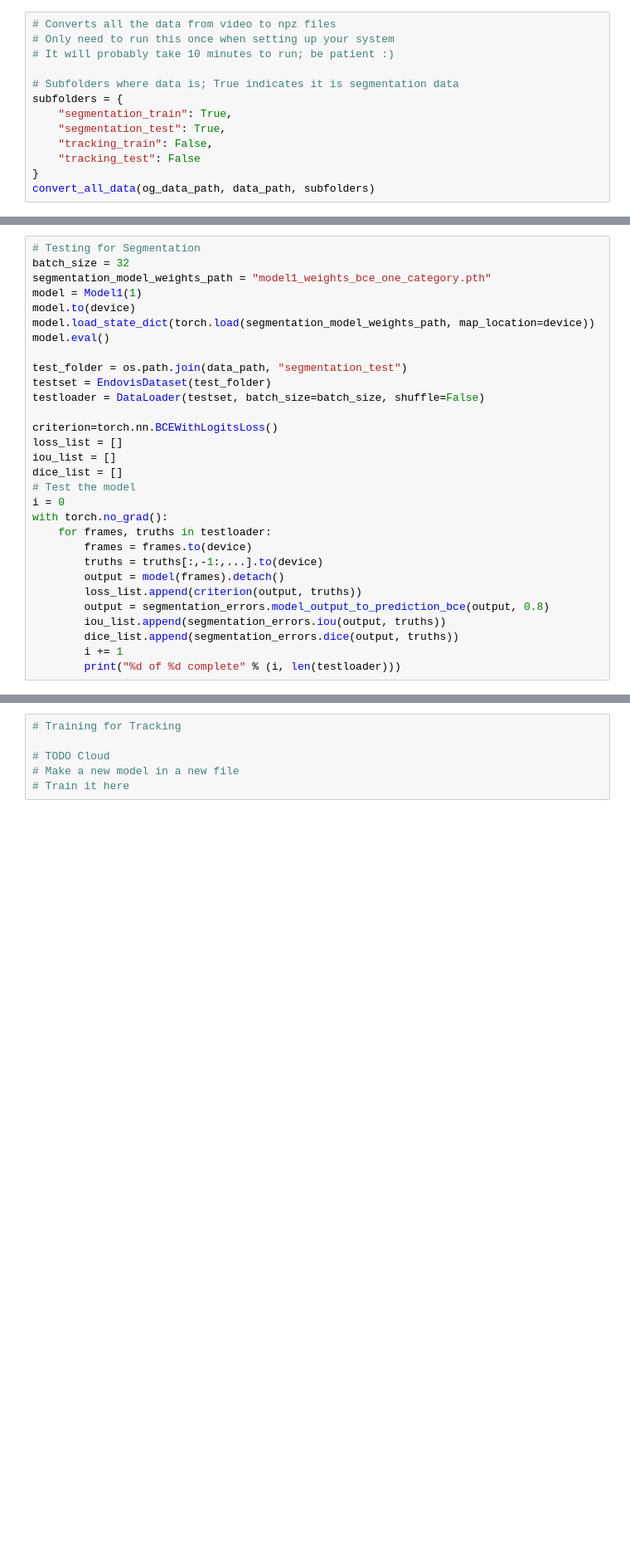
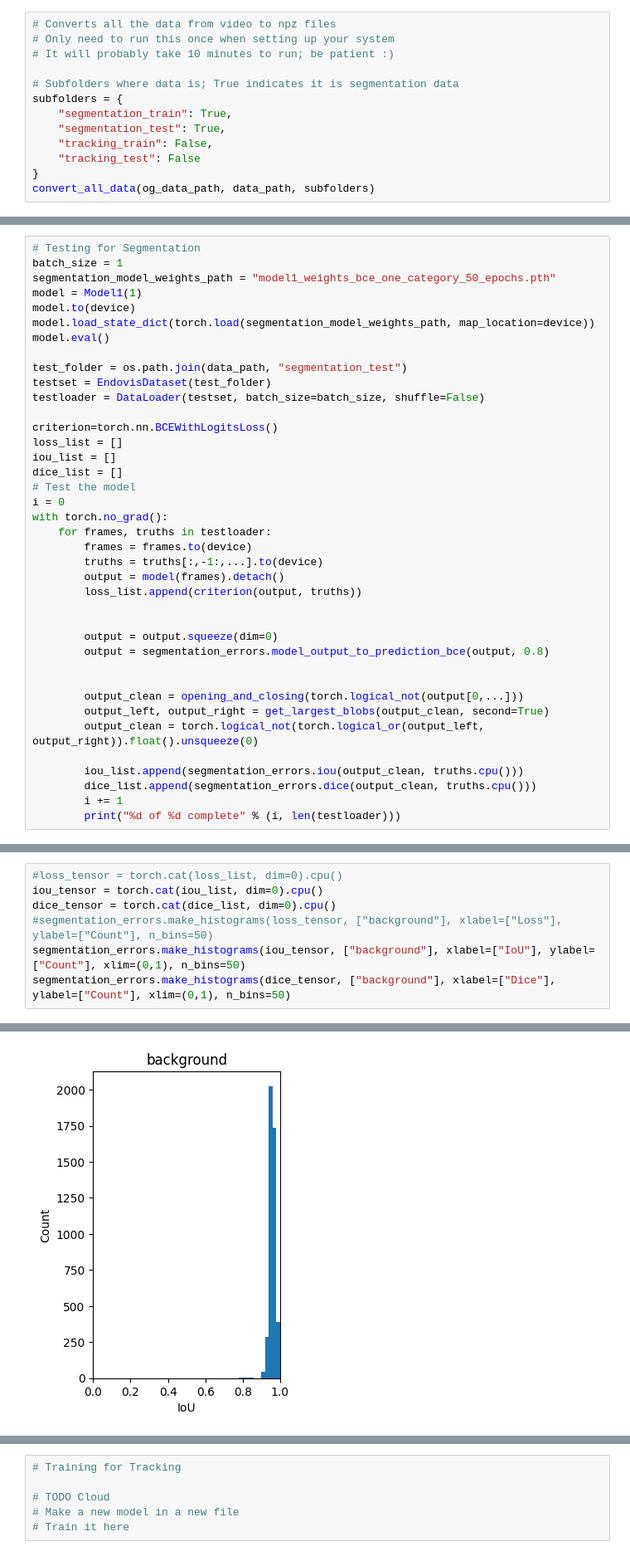
Before and after one commit to akrho19/CS_7643_project, a Jupyter notebook: main.ipynb, the cells around one changed output, grey strips where cells are left out. Shown at 83% size. Saved outputs shown, nothing was run; the diff lists cells and outputs as text; blank space fills up the shorter version.

```diff
--- a/main.ipynb
+++ b/main.ipynb
@@ -122,7 +122,7 @@ Text(0.5, 1.0, 'Vanilla UNet Loss during Training lr=2.5e-4')
 # %%
 # Testing for Segmentation
-batch_size = 32
-segmentation_model_weights_path = "model1_weights_bce_one_category.pth"
+batch_size = 1
+segmentation_model_weights_path = "model1_weights_bce_one_category_50_epochs.pth"
 model = Model1(1)
 model.to(device)
 model.load_state_dict(torch.load(segmentation_model_weights_path, map_location=device))
@@ -144,9 +144,18 @@ with torch.no_grad():
         truths = truths[:,-1:,...].to(device)
         output = model(frames).detach()
         loss_list.append(criterion(output, truths))
+
+
+        output = output.squeeze(dim=0)
         output = segmentation_errors.model_output_to_prediction_bce(output, 0.8)
-        iou_list.append(segmentation_errors.iou(output, truths))
-        dice_list.append(segmentation_errors.dice(output, truths))
+
+
+        output_clean = opening_and_closing(torch.logical_not(output[0,...]))
+        output_left, output_right = get_largest_blobs(output_clean, second=True)
+        output_clean = torch.logical_not(torch.logical_or(output_left, output_right)).float().unsqueeze(0)
+
+        iou_list.append(segmentation_errors.iou(output_clean, truths.cpu()))
+        dice_list.append(segmentation_errors.dice(output_clean, truths.cpu()))
         i += 1
         print("%d of %d complete" % (i, len(testloader)))
 # %% [output]
@@ -169,0 +179,8 @@ with torch.no_grad():
+# %%
+#loss_tensor = torch.cat(loss_list, dim=0).cpu()
+iou_tensor = torch.cat(iou_list, dim=0).cpu()
+dice_tensor = torch.cat(dice_list, dim=0).cpu()
+#segmentation_errors.make_histograms(loss_tensor, ["background"], xlabel=["Loss"], ylabel=["Count"], n_bins=50)
+segmentation_errors.make_histograms(iou_tensor, ["background"], xlabel=["IoU"], ylabel=["Count"], xlim=(0,1), n_bins=50)
+segmentation_errors.make_histograms(dice_tensor, ["background"], xlabel=["Dice"], ylabel=["Count"], xlim=(0,1), n_bins=50)
+# %% [output]
@@ -169,0 +190 @@ with torch.no_grad():
+[figure, added]
```
Also changed, not shown: parts of 10 cells of this notebook, 1 other file.
